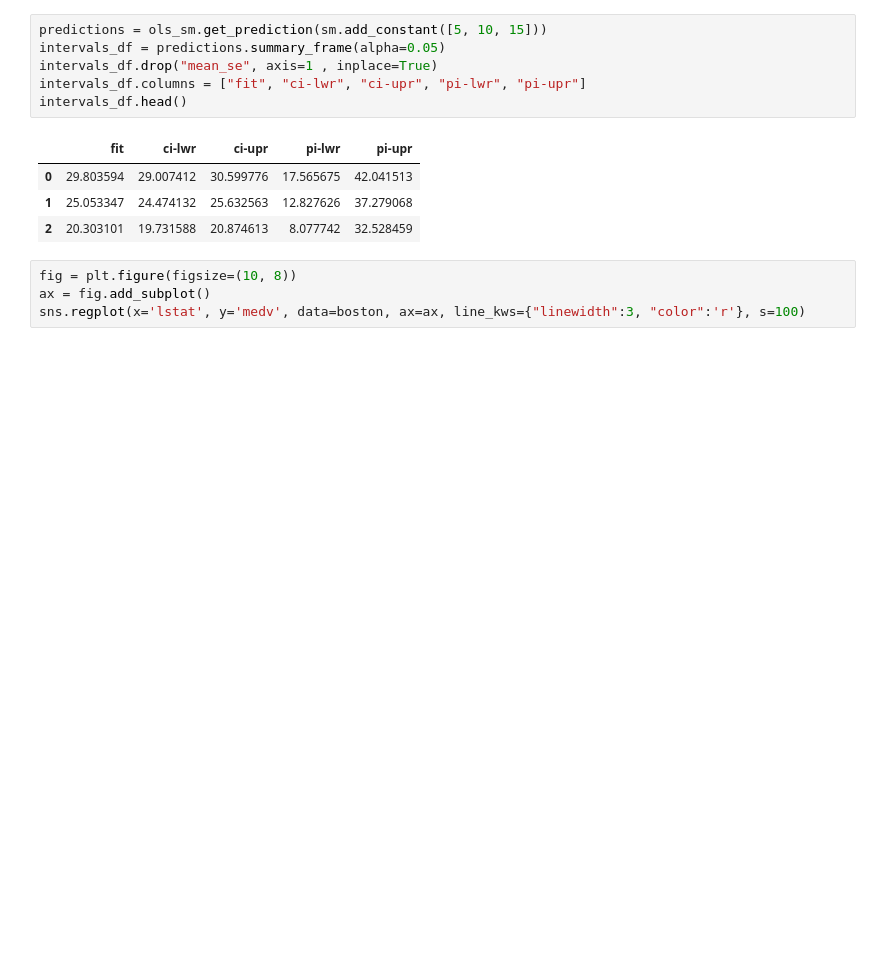
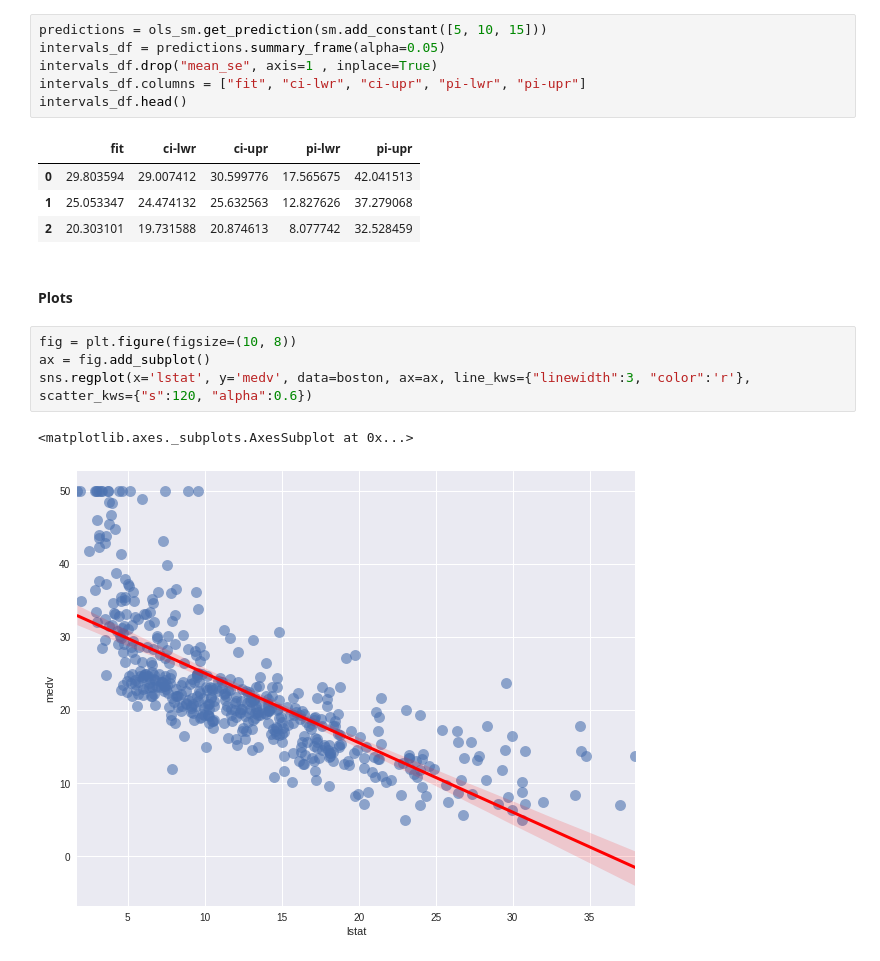
Before and after one commit to mjalalimanesh/Statistical-Learning-ISLR-Python, a Jupyter notebook: lab3.ipynb, the cells around one changed output. Cells and saved outputs as stored; diff of their text form; blank space fills up the shorter version.

```diff
--- a/lab3.ipynb
+++ b/lab3.ipynb
@@ -111,7 +111,12 @@ intervals_df.head()
 | 0 | 29.803594 | 29.007412 | 30.599776 | 17.565675 | 42.041513 |
 | 1 | 25.053347 | 24.474132 | 25.632563 | 12.827626 | 37.279068 |
 | 2 | 20.303101 | 19.731588 | 20.874613 | 8.077742 | 32.528459 |
+# %% [markdown]
+#### Plots
 # %%
 fig = plt.figure(figsize=(10, 8))
 ax = fig.add_subplot()
-sns.regplot(x='lstat', y='medv', data=boston, ax=ax, line_kws={"linewidth":3, "color":'r'}, s=100)
+sns.regplot(x='lstat', y='medv', data=boston, ax=ax, line_kws={"linewidth":3, "color":'r'}, scatter_kws={"s":120, "alpha":0.6})
+# %% [output]
+<matplotlib.axes._subplots.AxesSubplot at 0x...>
+[figure, added]
```
Also changed, not shown: parts of 26 cells of this notebook.
